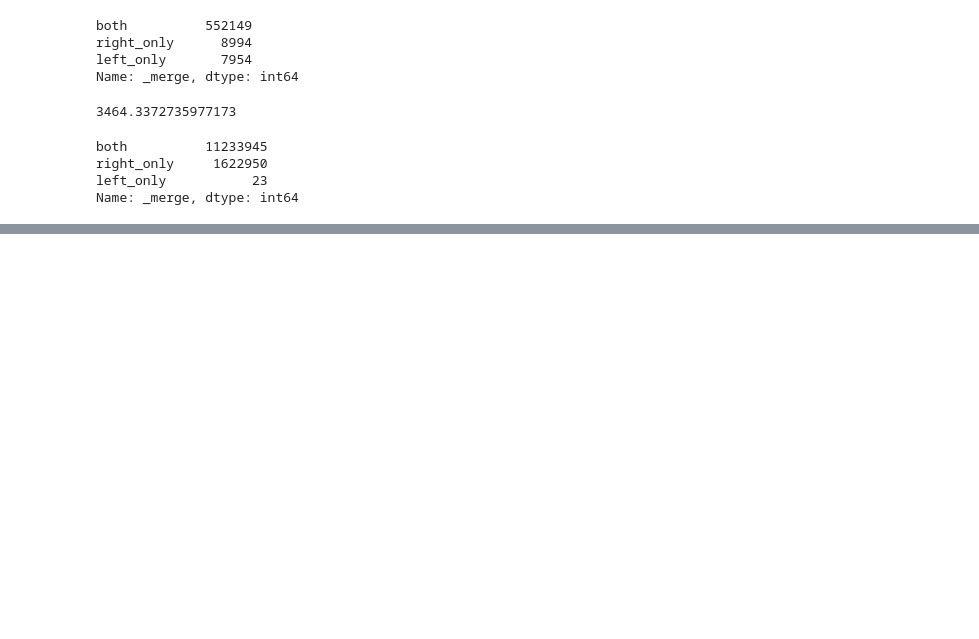
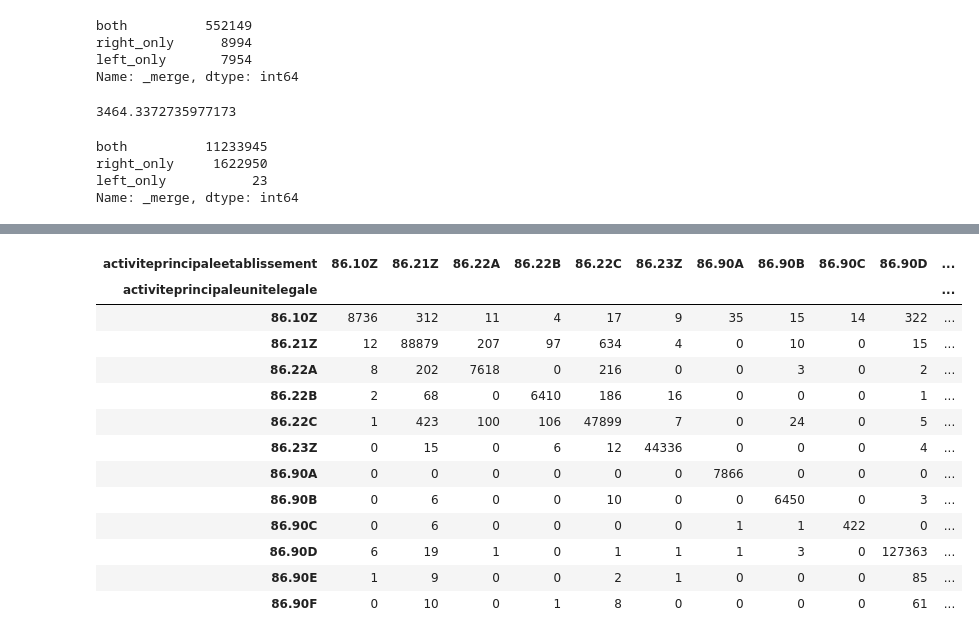
Before and after one commit to ClaireAlestra/deserts-medicaux, a Jupyter notebook: notebooks/preparation_sirene.ipynb, the cells around one changed output, grey strips where cells are left out. Drawn from its saved outputs; the diff is of its cells as text; code cells hidden in the pictures; blank space fills up the shorter version.

Commit message:
finaliser preparation sirene

```diff
--- a/notebooks/preparation_sirene.ipynb
+++ b/notebooks/preparation_sirene.ipynb
@@ -246,0 +252,3 @@ faire un git commit dans le git bash:
+# %%
+#Base de données mergée avec etab et entities
+merge_df = etab_df.merge(entities_df, on='siren', how='outer', indicator=True)
@@ -246,0 +264,3 @@ faire un git commit dans le git bash:
+# %%
+#Filtrer les etab en 86 ou les entités en 86 (Filtrage des professionels de santé)
+merged_df = merge_df[merge_df.activiteprincipaleetablissement.str.startswith(ACTIVITY_CODE) | merge_df.activiteprincipaleunitelegale.str.startswith(ACTIVITY_CODE)]
@@ -246,0 +298,7 @@ faire un git commit dans le git bash:
+# %%
+ps_df = (merged_df.loc[merged_df.activiteprincipaleunitelegale.str.startswith("86.") |
+                      merged_df.activiteprincipaleetablissement.str.startswith("86.")]
+         .assign(etab_ape_l1 = lambda df: df.activiteprincipaleetablissement.str.slice(0, 2))
+         .assign(el_ape_l1 = lambda x: x.activiteprincipaleunitelegale.str.slice(0, 2))
+         .assign(cross_l1 = lambda df: df.el_ape_l1 + '_' + df.etab_ape_l1)
+        )
@@ -246,0 +336,22 @@ faire un git commit dans le git bash:
+# %%
+# Création d'une cross table avec une seule ligne
+# Remplacer "process_df" par "merged_df" ou le nom choisi pour désigner le DF créé à partir de l'outer join.
+
+pd.crosstab((ps_df[ps_df.activiteprincipaleetablissement.str.startswith(ACTIVITY_CODE)]).activiteprincipaleunitelegale,
+            (ps_df[ps_df.activiteprincipaleunitelegale.str.startswith(ACTIVITY_CODE)]).activiteprincipaleetablissement
+           )
+# %% [output]
+| activiteprincipaleetablissement | 86.10Z | 86.21Z | 86.22A | 86.22B | 86.22C | 86.23Z | 86.90A | 86.90B | 86.90C | 86.90D | ... |
+| activiteprincipaleunitelegale |  |  |  |  |  |  |  |  |  |  | ... |
+| 86.10Z | 8736 | 312 | 11 | 4 | 17 | 9 | 35 | 15 | 14 | 322 | ... |
+| 86.21Z | 12 | 88879 | 207 | 97 | 634 | 4 | 0 | 10 | 0 | 15 | ... |
+| 86.22A | 8 | 202 | 7618 | 0 | 216 | 0 | 0 | 3 | 0 | 2 | ... |
+| 86.22B | 2 | 68 | 0 | 6410 | 186 | 16 | 0 | 0 | 0 | 1 | ... |
+| 86.22C | 1 | 423 | 100 | 106 | 47899 | 7 | 0 | 24 | 0 | 5 | ... |
+| 86.23Z | 0 | 15 | 0 | 6 | 12 | 44336 | 0 | 0 | 0 | 4 | ... |
+| 86.90A | 0 | 0 | 0 | 0 | 0 | 0 | 7866 | 0 | 0 | 0 | ... |
+| 86.90B | 0 | 6 | 0 | 0 | 10 | 0 | 0 | 6450 | 0 | 3 | ... |
+| 86.90C | 0 | 6 | 0 | 0 | 0 | 0 | 1 | 1 | 422 | 0 | ... |
+| 86.90D | 6 | 19 | 1 | 0 | 1 | 1 | 1 | 3 | 0 | 127363 | ... |
+| 86.90E | 1 | 9 | 0 | 0 | 2 | 1 | 0 | 0 | 0 | 85 | ... |
+| 86.90F | 0 | 10 | 0 | 1 | 8 | 0 | 0 | 0 | 0 | 61 | ... |
```
Also changed, not shown: parts of 30 cells of this notebook, 1 other file.
